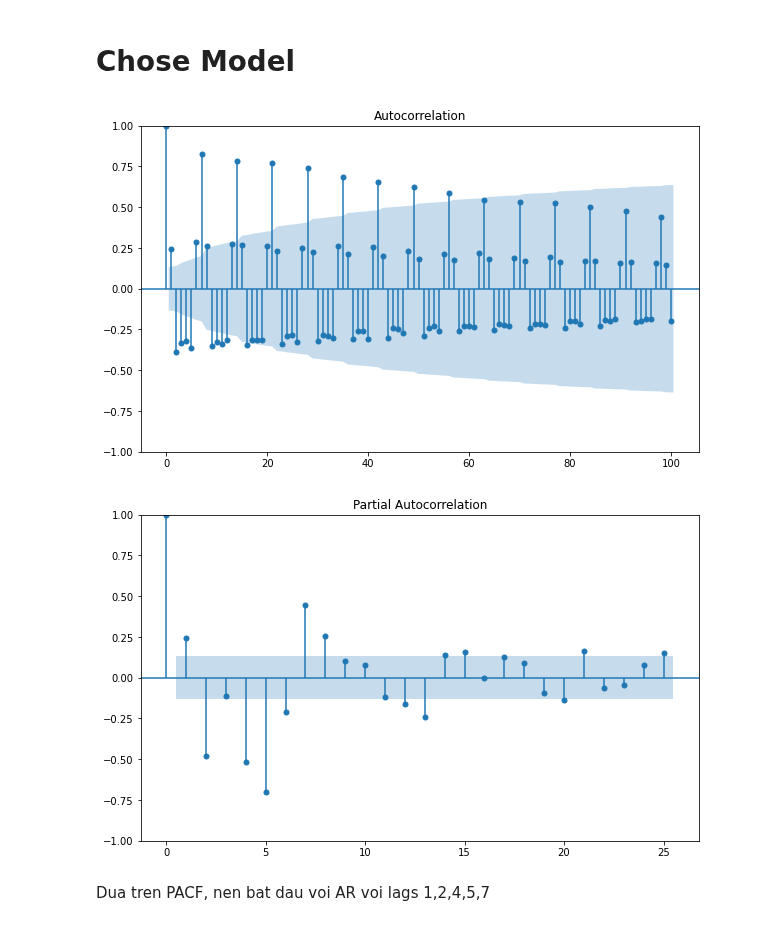
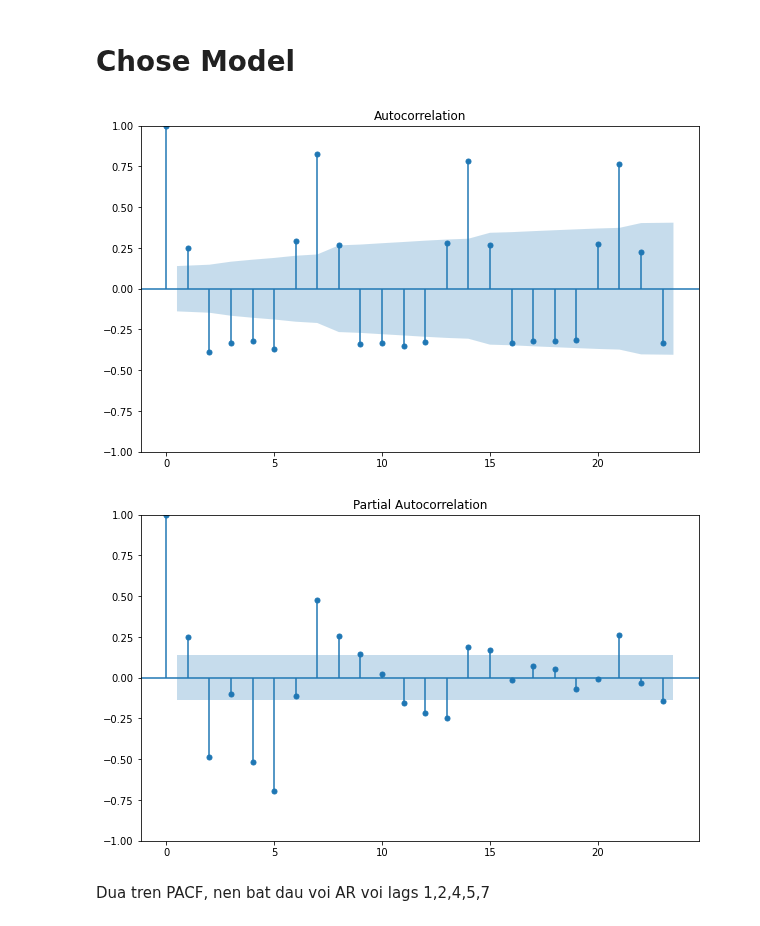
Before and after one commit to racenak/Time-Series-Forecasting, a Jupyter notebook: Web_Traffic.ipynb, the cells around one changed output. Drawn from its saved outputs; the diff is of its cells as text; code cells hidden in the pictures.

```diff
--- a/Web_Traffic.ipynb
+++ b/Web_Traffic.ipynb
@@ -116,8 +114,8 @@ nor_df.tail()
 # %% [markdown]
 # Split into Train set and Test set
 # %%
-df_train = nor_df[:220].copy()
-df_test = nor_df[219:].copy()
+df_train = nor_df[:200].copy()
+df_test = nor_df[199:].copy()
 plt.plot(df_train)
 plt.plot(df_test)
 # %% [output]
@@ -151,13 +144,13 @@ plt.plot(nor_df)
 # %% [markdown]
 # Chose Model
 # %%
-acf_plot = plot_acf(diff,lags=100)
+acf_plot = plot_acf(diff)
 # %% [output]
-[figure, old version]
+[figure, new version]
 # %%
-pacf_plot = plot_pacf(diff,lags=25)
+pacf_plot = plot_pacf(diff)
 # %% [output]
-[figure, old version]
+[figure, new version]
 # %% [markdown]
 Dua tren PACF, nen bat dau voi AR voi lags 1,2,4,5,7
 # %%
```
Also changed, not shown: parts of 12 cells of this notebook, 1 other file.
